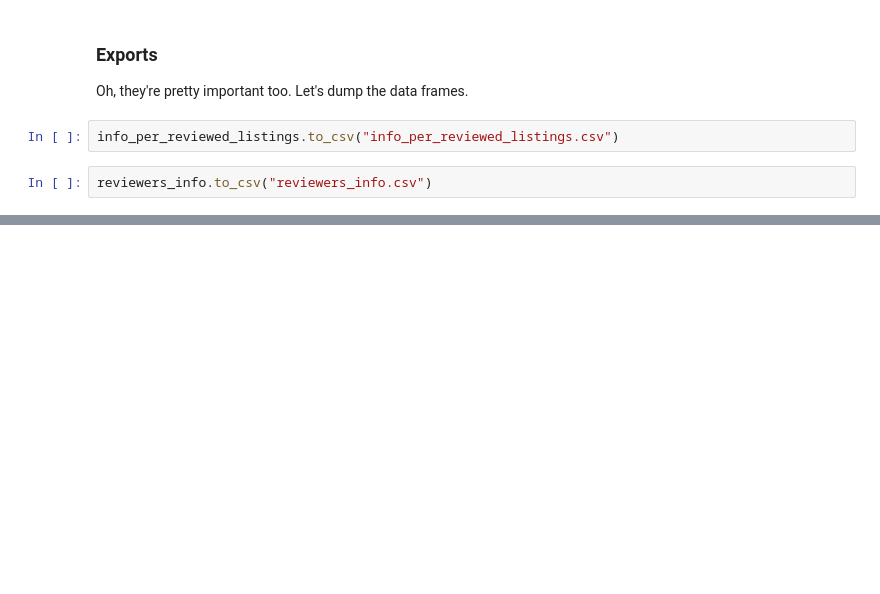
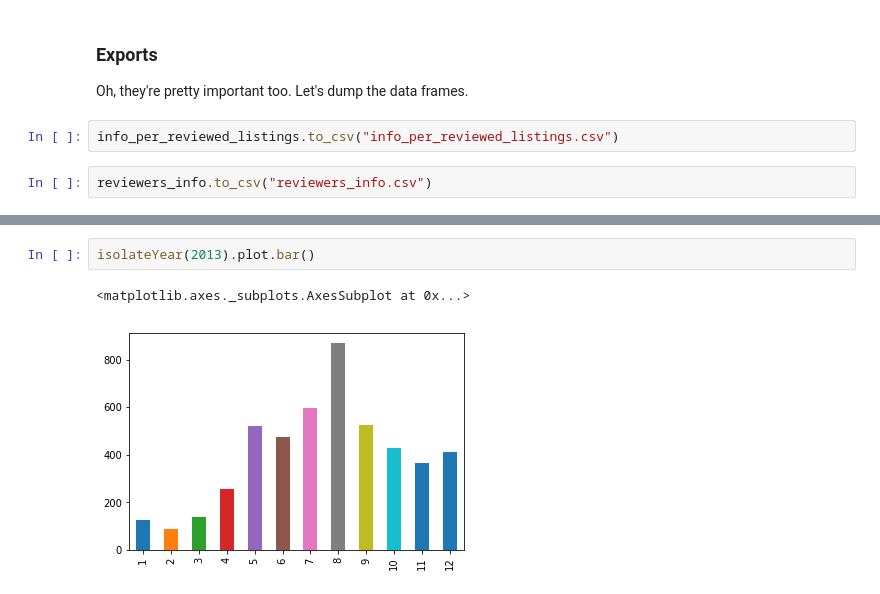
Before and after one commit to homboli/social_data, a Jupyter notebook: Review exploratory analysis.ipynb, the cells around one changed output, grey strips where cells are left out. Drawn from its saved outputs; the diff is of its cells as text; blank space fills up the shorter version.

```diff
--- a/Review exploratory analysis.ipynb
+++ b/Review exploratory analysis.ipynb
@@ -413,0 +503,5 @@ reviewers_info.to_csv("reviewers_info.csv")
+# %%
+isolateYear(2013).plot.bar()
+# %% [output]
+<matplotlib.axes._subplots.AxesSubplot at 0x...>
+[figure, added]
```
Also changed, not shown: parts of 19 cells of this notebook.
